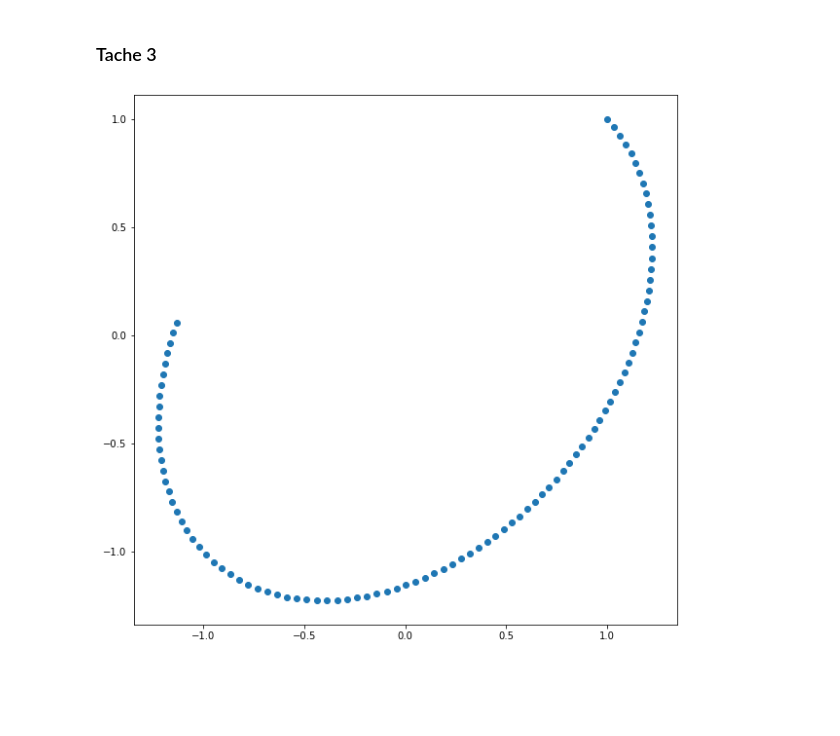
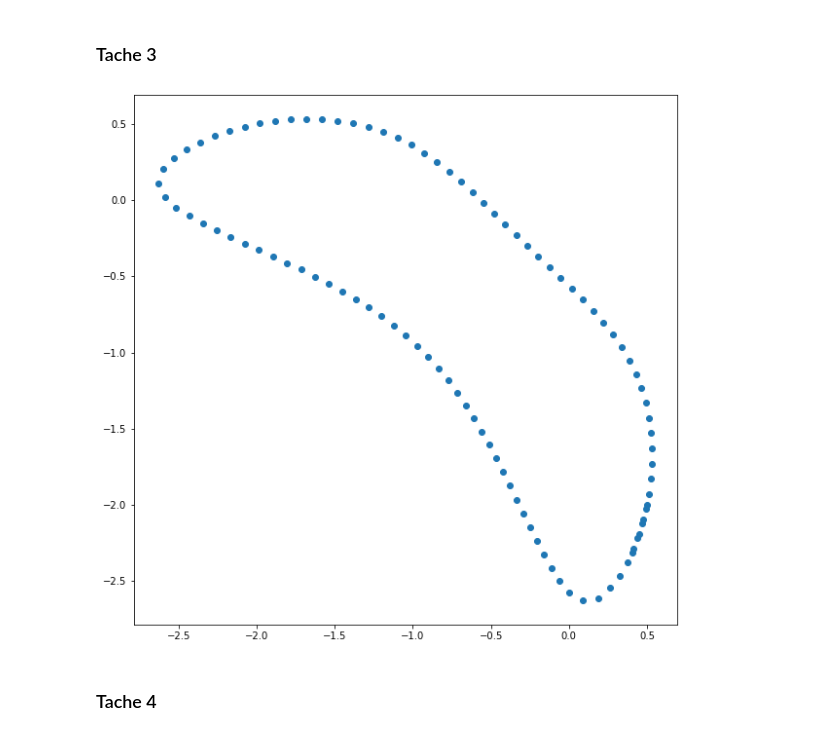
Before and after one commit to 20serieys/info_maths, a Jupyter notebook: projet_info_maths.ipynb, the cells around one changed output. Saved outputs shown, nothing was run; the diff lists cells and outputs as text; code cells hidden in the pictures; blank space fills up the shorter version.

Commit message:
Tache 4

```diff
--- a/projet_info_maths.ipynb
+++ b/projet_info_maths.ipynb
@@ -149,8 +149,10 @@ def level_curve(f, x0, y0, delta=0.1, Nb=1000, eps=eps_newt):
         x0, y0 = x, y
     return np.array([X, Y])
 # %%
-courbe = level_curve(f1, 1.0, 1.0, 0.05, 100)
+courbe = level_curve(f3, 0.5, -2.0, 0.1, 100)
 plt.scatter(courbe[0], courbe[1])
 plt.show()
 # %% [output]
-[figure, old version]
+[figure, new version]
+# %% [markdown]
+### Tache 4
```
Also changed, not shown: parts of 4 cells of this notebook, 1 other file.
